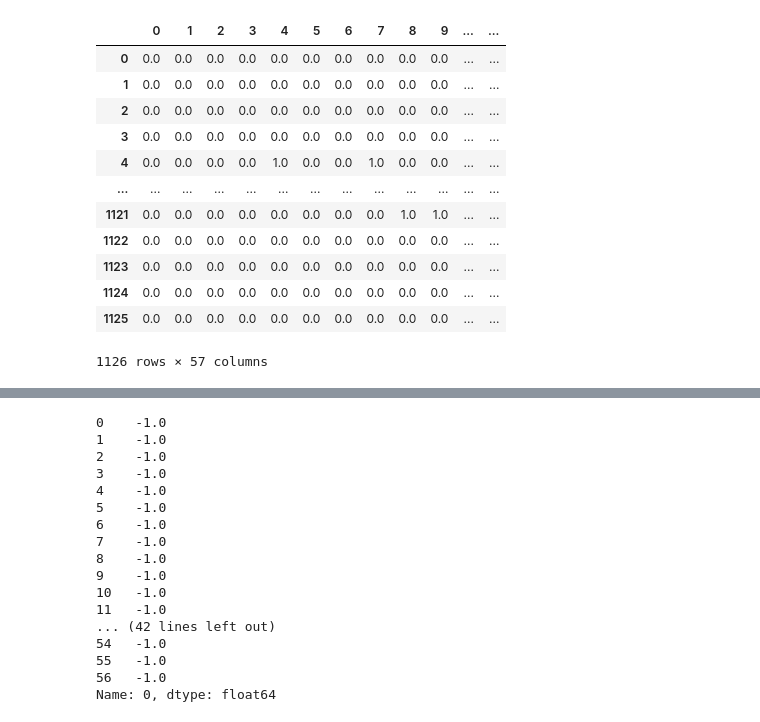
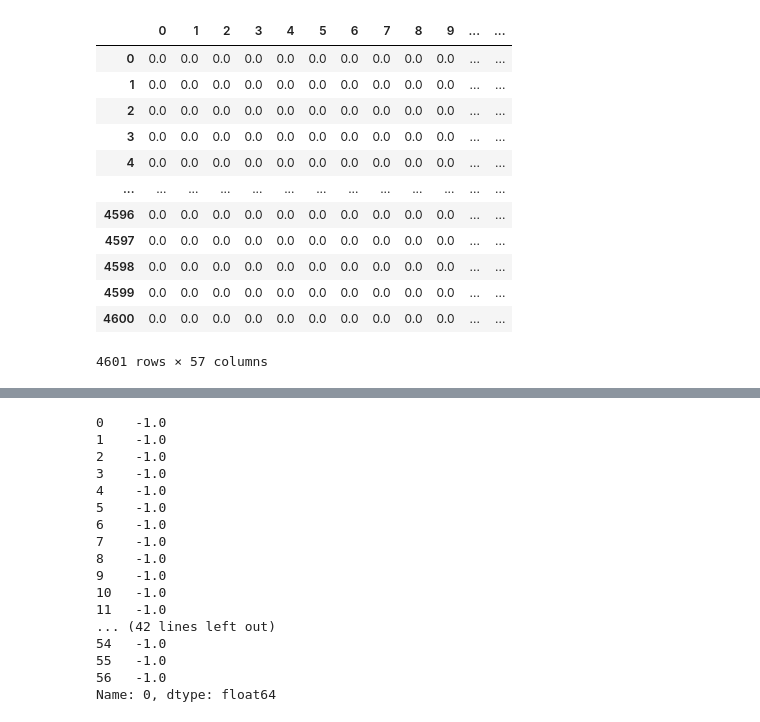
Before and after one commit to wokiee/mlassignment1, a Jupyter notebook: least_general_generalisation.ipynb, the cells around one changed output, grey strips where cells are left out. Drawn from its saved outputs; the diff is of its cells as text; code cells hidden in the pictures.

```diff
--- a/least_general_generalisation.ipynb
+++ b/least_general_generalisation.ipynb
@@ -99,48 +80,24 @@ Bin 1: 0.63 -> 1.26
-# %%
-# Equal-Width Discretization
-frames = []
-for i in range(0,57):
-    bin = kbins.fit_transform(np.array(df.iloc[:, i:i + 1]).reshape(-1,1))
-    frames.append(pd.DataFrame(bin, columns=[str(i)]))
-
-data = pd.concat(frames, axis=1)
-data
-#att1 = df.iloc[:, 0:1]
-#att2 = df.iloc[:, 1:2]
-#att_bin = kbins.fit_transform(np.array(att).reshape(-1,1))
-# att_bin48 = kbins.fit_transform(np.array(att48).reshape(-1,48))
-# att_bin54 = kbins.fit_transform(np.array(att54).reshape(-1,6))
-# att_bin55 = kbins.fit_transform(np.array(att55).reshape(-1,1))
-# att_bin56 = kbins.fit_transform(np.array(att56).reshape(-1,1))
-# att_bin57 = kbins.fit_transform(np.array(att57).reshape(-1,1))
-#print(len(att_bin))
-
-#att_bin_df = pd.DataFrame(att_bin)
-# att_bin_df48 = pd.DataFrame(att_bin48)
-# att_bin_df54 = pd.DataFrame(att_bin54)
-# att_bin_df55 = pd.DataFrame(att_bin55)
-# att_bin_df56 = pd.DataFrame(att_bin56)
-# att_bin_df57 = pd.DataFrame(att_bin57)
-#att_bin_df.head(100)
-# show results
-#plot_bins(Counter(list(att_bin.flatten())))
-#show_bins(kbins.bin_edges_[0])
-# frames = [att_bin_df48, att_bin_df54, att_bin_df55, att_bin_df56, att_bin_df57]
-
-#data = pd.concat(frames, axis=1)
-#data.head(100)
-# %% [output]
-|  | 0 | 1 | 2 | 3 | 4 | 5 | 6 | 7 | 8 | 9 | ... | ... |
-| 0 | 0.0 | 0.0 | 0.0 | 0.0 | 0.0 | 0.0 | 0.0 | 0.0 | 0.0 | 0.0 | ... | ... |
-| 1 | 0.0 | 0.0 | 0.0 | 0.0 | 0.0 | 0.0 | 0.0 | 0.0 | 0.0 | 0.0 | ... | ... |
-| 2 | 0.0 | 0.0 | 0.0 | 0.0 | 0.0 | 0.0 | 0.0 | 0.0 | 0.0 | 0.0 | ... | ... |
-| 3 | 0.0 | 0.0 | 0.0 | 0.0 | 0.0 | 0.0 | 0.0 | 0.0 | 0.0 | 0.0 | ... | ... |
-| 4 | 0.0 | 0.0 | 0.0 | 0.0 | 1.0 | 0.0 | 0.0 | 1.0 | 0.0 | 0.0 | ... | ... |
-| ... | ... | ... | ... | ... | ... | ... | ... | ... | ... | ... | ... | ... |
-| 1121 | 0.0 | 0.0 | 0.0 | 0.0 | 0.0 | 0.0 | 0.0 | 0.0 | 1.0 | 1.0 | ... | ... |
-| 1122 | 0.0 | 0.0 | 0.0 | 0.0 | 0.0 | 0.0 | 0.0 | 0.0 | 0.0 | 0.0 | ... | ... |
-| 1123 | 0.0 | 0.0 | 0.0 | 0.0 | 0.0 | 0.0 | 0.0 | 0.0 | 0.0 | 0.0 | ... | ... |
-| 1124 | 0.0 | 0.0 | 0.0 | 0.0 | 0.0 | 0.0 | 0.0 | 0.0 | 0.0 | 0.0 | ... | ... |
-| 1125 | 0.0 | 0.0 | 0.0 | 0.0 | 0.0 | 0.0 | 0.0 | 0.0 | 0.0 | 0.0 | ... | ... |
-1126 rows × 57 columns
+# %%
+# Equal-Width Discretization implementation
+frames = []
+for i in range(0,57):
+    bin = kbins.fit_transform(np.array(spam_df.iloc[:, i:i + 1]).reshape(-1,1))
+    frames.append(pd.DataFrame(bin, columns=[str(i)]))
+
+data = pd.concat(frames, axis=1)
+data
+# %% [output]
+|  | 0 | 1 | 2 | 3 | 4 | 5 | 6 | 7 | 8 | 9 | ... | ... |
+| 0 | 0.0 | 0.0 | 0.0 | 0.0 | 0.0 | 0.0 | 0.0 | 0.0 | 0.0 | 0.0 | ... | ... |
+| 1 | 0.0 | 0.0 | 0.0 | 0.0 | 0.0 | 0.0 | 0.0 | 0.0 | 0.0 | 0.0 | ... | ... |
+| 2 | 0.0 | 0.0 | 0.0 | 0.0 | 0.0 | 0.0 | 0.0 | 0.0 | 0.0 | 0.0 | ... | ... |
+| 3 | 0.0 | 0.0 | 0.0 | 0.0 | 0.0 | 0.0 | 0.0 | 0.0 | 0.0 | 0.0 | ... | ... |
+| 4 | 0.0 | 0.0 | 0.0 | 0.0 | 0.0 | 0.0 | 0.0 | 0.0 | 0.0 | 0.0 | ... | ... |
+| ... | ... | ... | ... | ... | ... | ... | ... | ... | ... | ... | ... | ... |
+| 4596 | 0.0 | 0.0 | 0.0 | 0.0 | 0.0 | 0.0 | 0.0 | 0.0 | 0.0 | 0.0 | ... | ... |
+| 4597 | 0.0 | 0.0 | 0.0 | 0.0 | 0.0 | 0.0 | 0.0 | 0.0 | 0.0 | 0.0 | ... | ... |
+| 4598 | 0.0 | 0.0 | 0.0 | 0.0 | 0.0 | 0.0 | 0.0 | 0.0 | 0.0 | 0.0 | ... | ... |
+| 4599 | 0.0 | 0.0 | 0.0 | 0.0 | 0.0 | 0.0 | 0.0 | 0.0 | 0.0 | 0.0 | ... | ... |
+| 4600 | 0.0 | 0.0 | 0.0 | 0.0 | 0.0 | 0.0 | 0.0 | 0.0 | 0.0 | 0.0 | ... | ... |
+4601 rows × 57 columns
 # %%
```
Also changed, not shown: parts of 11 cells of this notebook, 2 other files.
